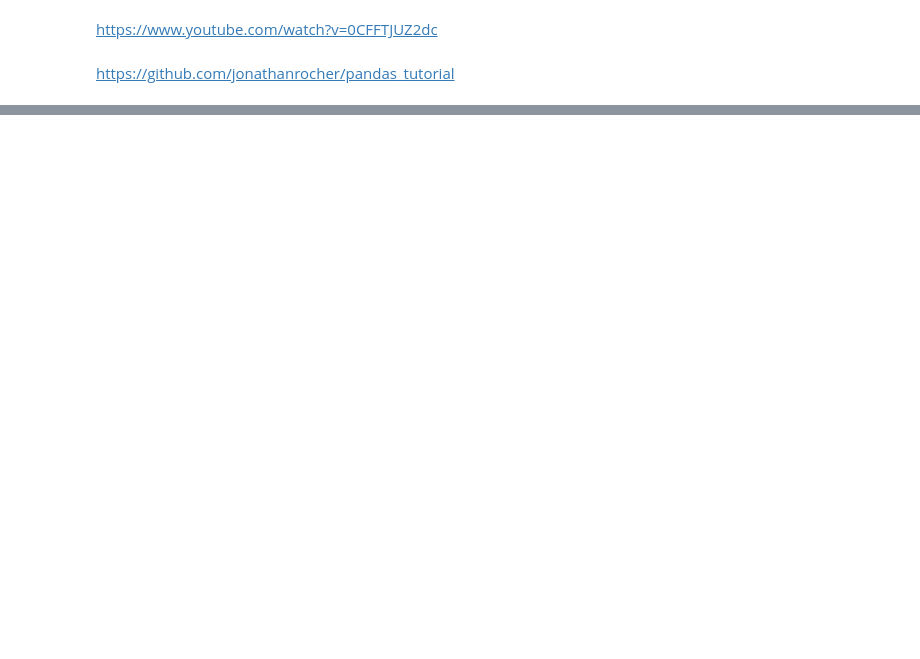
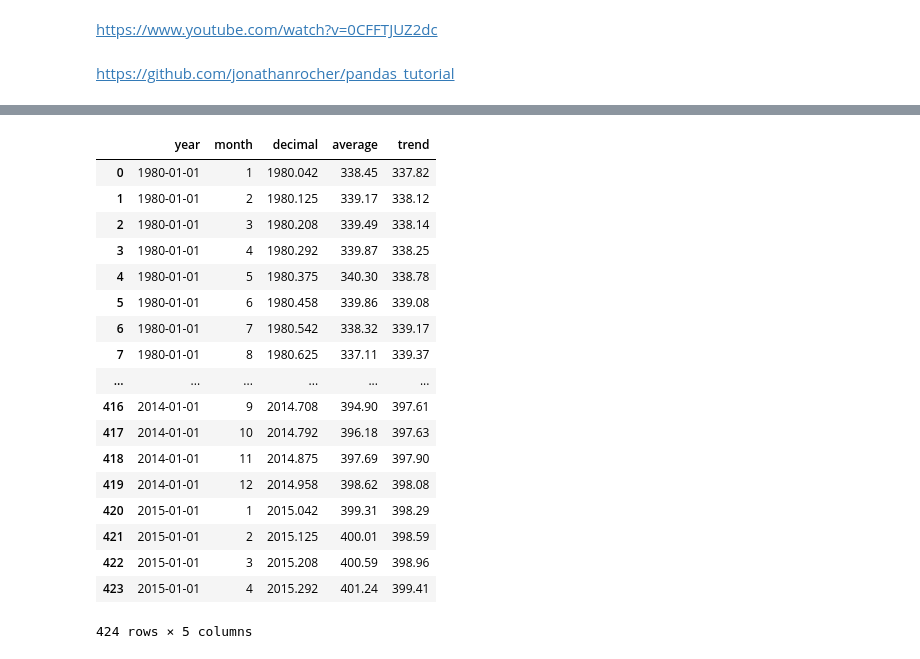
Before and after one commit to fhca/XDB2, a Jupyter notebook: Aprendiendo Pandas.ipynb, the cells around one changed output, grey strips where cells are left out. Drawn from its saved outputs; the diff is of its cells as text; code cells hidden in the pictures; blank space fills up the shorter version.

```diff
--- a/Aprendiendo Pandas.ipynb
+++ b/Aprendiendo Pandas.ipynb
@@ -30,8 +79,28 @@ mp
 # %%
 # parse_dates acepta columnas con multiples fechas (lista de fechas), o una fecha de multiples
 #columnas (lista de listas)
-tablas_en_pagina= pd.read_table("data/greenhouse_gaz/co2_mm_global.txt", sep='\s+', parse_dates=[[0,1]])
+tablas_en_pagina= pd.read_table("data/greenhouse_gaz/co2_mm_global.txt", sep='\s+', parse_dates=[0])
 tablas_en_pagina
+# %% [output]
+|  | year | month | decimal | average | trend |
+| 0 | 1980-01-01 | 1 | 1980.042 | 338.45 | 337.82 |
+| 1 | 1980-01-01 | 2 | 1980.125 | 339.17 | 338.12 |
+| 2 | 1980-01-01 | 3 | 1980.208 | 339.49 | 338.14 |
+| 3 | 1980-01-01 | 4 | 1980.292 | 339.87 | 338.25 |
+| 4 | 1980-01-01 | 5 | 1980.375 | 340.30 | 338.78 |
+| 5 | 1980-01-01 | 6 | 1980.458 | 339.86 | 339.08 |
+| 6 | 1980-01-01 | 7 | 1980.542 | 338.32 | 339.17 |
+| 7 | 1980-01-01 | 8 | 1980.625 | 337.11 | 339.37 |
+| ... | ... | ... | ... | ... | ... |
+| 416 | 2014-01-01 | 9 | 2014.708 | 394.90 | 397.61 |
+| 417 | 2014-01-01 | 10 | 2014.792 | 396.18 | 397.63 |
+| 418 | 2014-01-01 | 11 | 2014.875 | 397.69 | 397.90 |
+| 419 | 2014-01-01 | 12 | 2014.958 | 398.62 | 398.08 |
+| 420 | 2015-01-01 | 1 | 2015.042 | 399.31 | 398.29 |
+| 421 | 2015-01-01 | 2 | 2015.125 | 400.01 | 398.59 |
+| 422 | 2015-01-01 | 3 | 2015.208 | 400.59 | 398.96 |
+| 423 | 2015-01-01 | 4 | 2015.292 | 401.24 | 399.41 |
+424 rows × 5 columns
 # %%
 tables = pd.read_html("http://www.psmsl.org/data/obtaining/")
 tables
```
Also changed, not shown: parts of 12 cells of this notebook, 3 other files.
